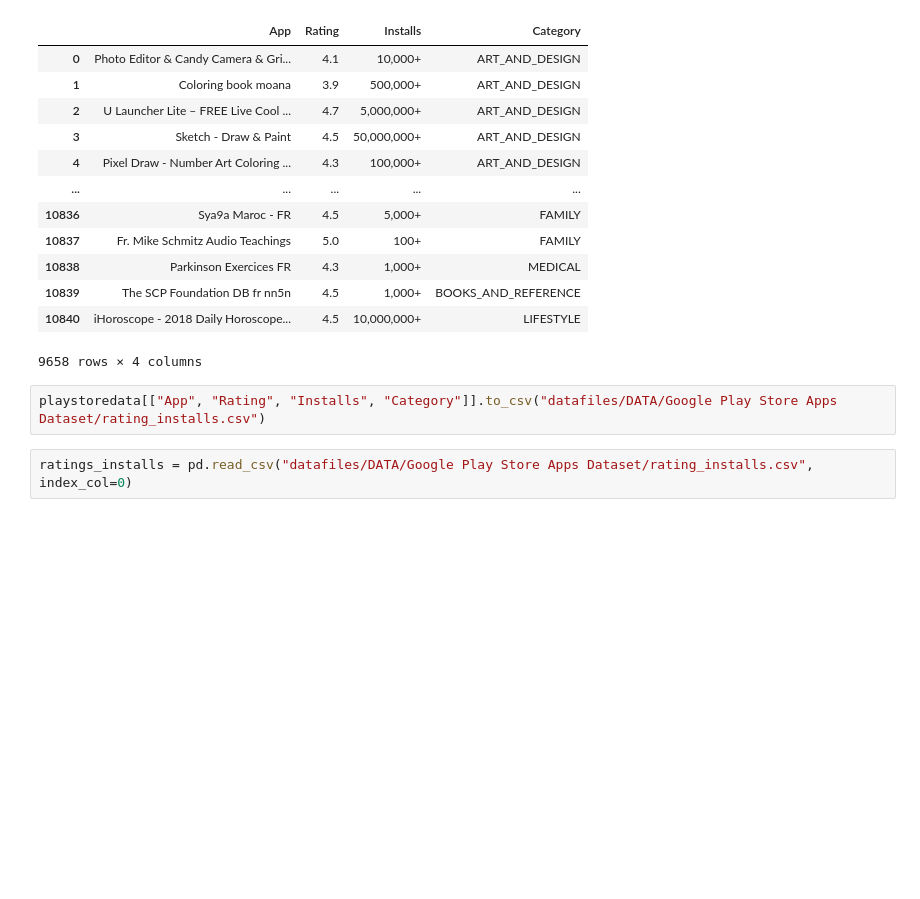
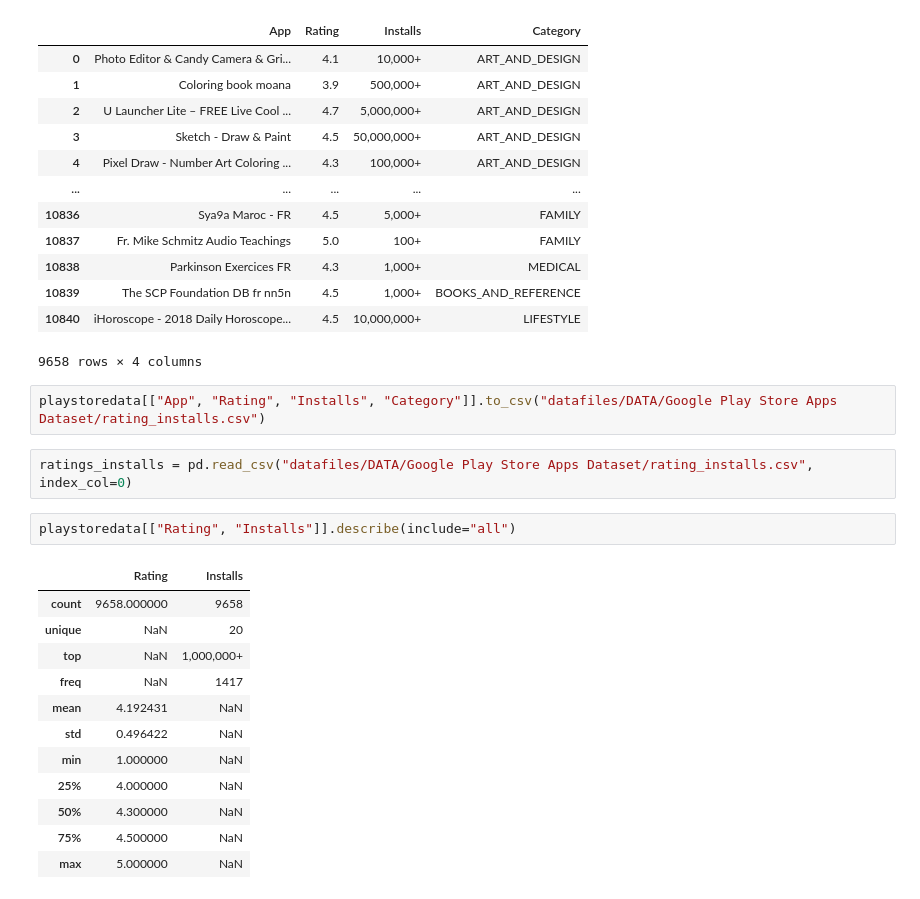
Before and after one commit to mfonekpo/Ineuron, a Jupyter notebook: Analyzing Google Apps Store dataset.ipynb, the cells around one changed output. Saved outputs shown, nothing was run; the diff lists cells and outputs as text; blank space fills up the shorter version.

```diff
--- a/Analyzing Google Apps Store dataset.ipynb
+++ b/Analyzing Google Apps Store dataset.ipynb
@@ -145,3 +155,18 @@ playstoredata[["App", "Rating", "Installs", "Category"]]
 playstoredata[["App", "Rating", "Installs", "Category"]].to_csv("datafiles/DATA/Google Play Store Apps Dataset/rating_installs.csv")
 # %%
 ratings_installs = pd.read_csv("datafiles/DATA/Google Play Store Apps Dataset/rating_installs.csv", index_col=0)
+# %%
+playstoredata[["Rating", "Installs"]].describe(include="all")
+# %% [output]
+|  | Rating | Installs |
+| count | 9658.000000 | 9658 |
+| unique | NaN | 20 |
+| top | NaN | 1,000,000+ |
+| freq | NaN | 1417 |
+| mean | 4.192431 | NaN |
+| std | 0.496422 | NaN |
+| min | 1.000000 | NaN |
+| 25% | 4.000000 | NaN |
+| 50% | 4.300000 | NaN |
+| 75% | 4.500000 | NaN |
+| max | 5.000000 | NaN |
```
Also changed, not shown: parts of 4 cells of this notebook, 28 other files.
